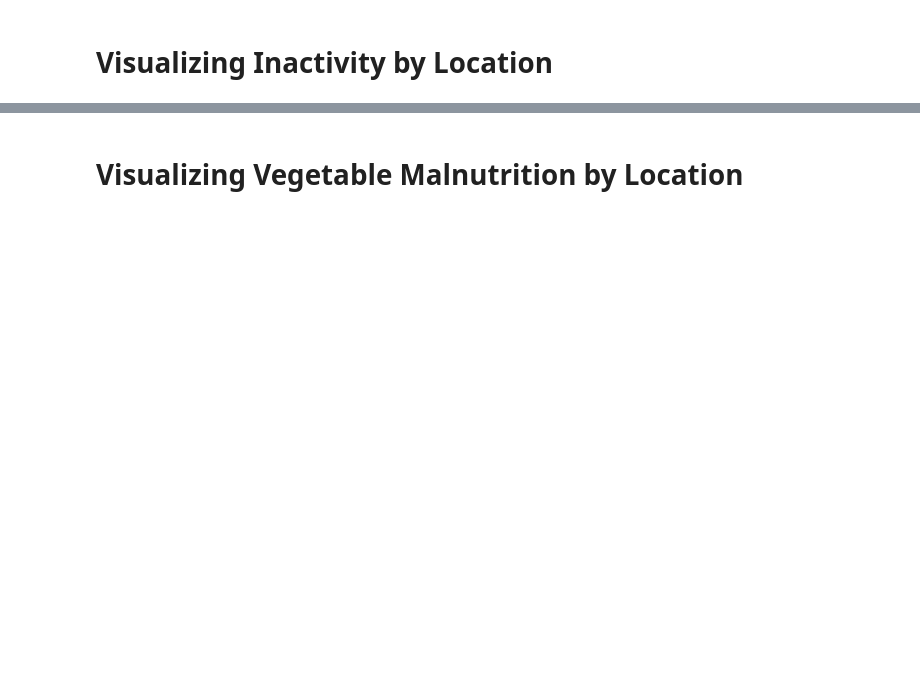
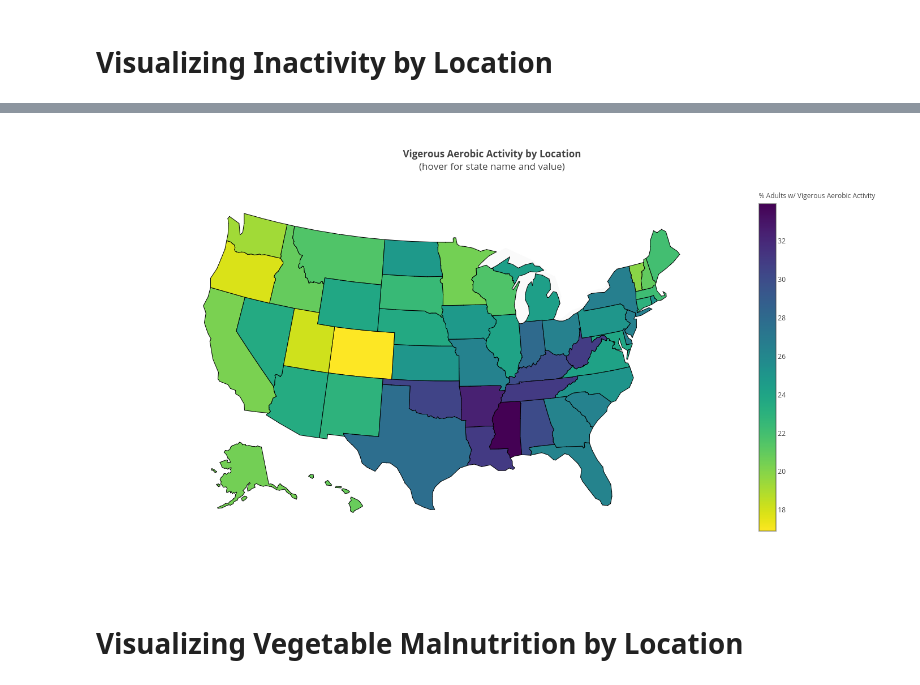
Before and after one commit to alankritjoshi/cs6220f17project2, a Jupyter notebook: 02_working/process_dataset.ipynb, the cells around one changed output, grey strips where cells are left out. Drawn from its saved outputs; the diff is of its cells as text; code cells hidden in the pictures; blank space fills up the shorter version.

```diff
--- a/02_working/process_dataset.ipynb
+++ b/02_working/process_dataset.ipynb
@@ -212,5 +256,5 @@ save_plot(fig, 'd3-overweight')
 # %% [markdown]
 # Visualizing Inactivity by Location
 # %%
-inactivity_data_by_state = get_total_incidence_table(data_2016, "% No Phys. Activity") ## use data only in 2016?
-# inactivity_data_by_state
+inactivity_data_by_state = get_total_incidence_table(data, "% No Phys. Activity")
+inactivity_data_by_state.head(n=5)
@@ -227,3 +290,13 @@ save_plot(fig, 'd3-inactive')
+# %%
+fig = plot_basic(inactivity_data_by_state,
+           'Vigerous Aerobic Activity by Location',
+           '% Adults w/ Vigerous Aerobic Activity',
+           'd3-vigerous', viridis)
+
+show_on_notebook(fig)
+save_plot(fig, 'd3-vigerous')
+# %% [output]
+[figure, added]
 # %% [markdown]
 # Visualizing Vegetable Malnutrition by Location
 # %%
```
Also changed, not shown: parts of 32 cells of this notebook, 30 other files.
